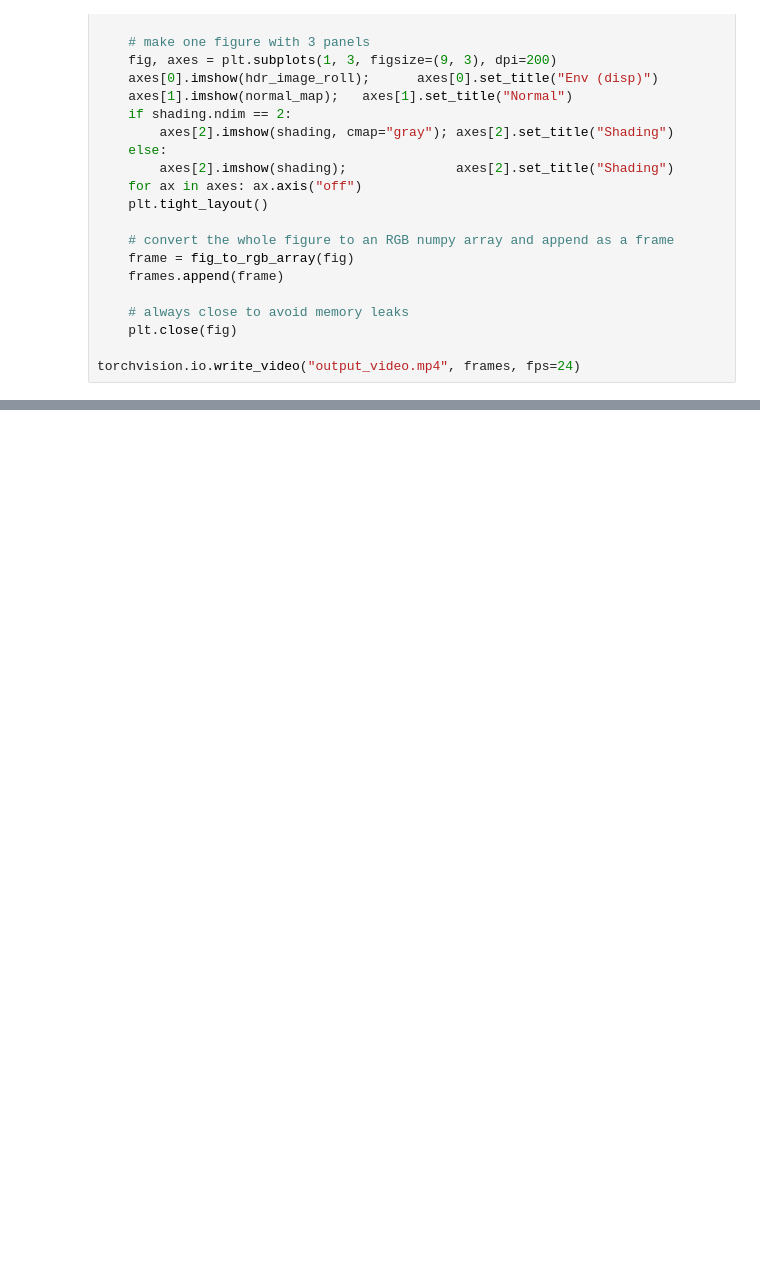
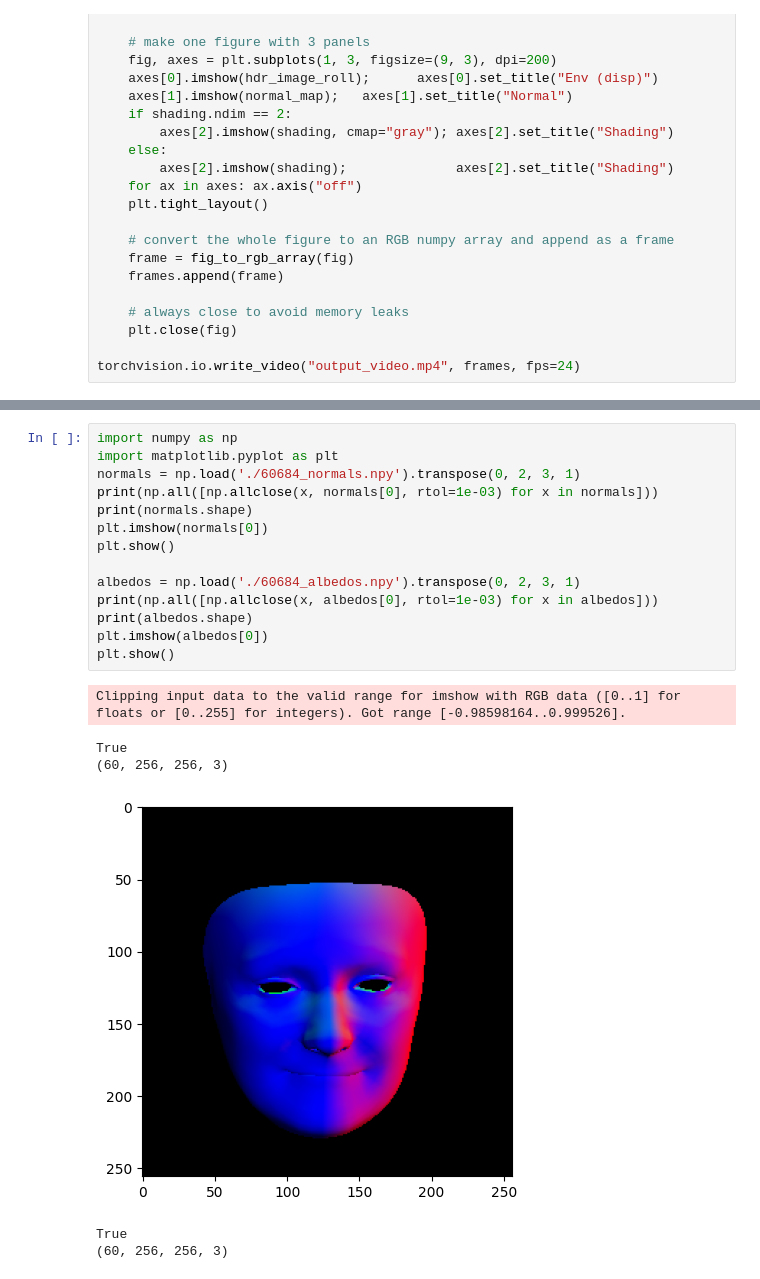
Before and after one commit to XezXey/Neural_Gaffer, a Jupyter notebook: difareli++/envmap2sh/test.ipynb, the cells around one changed output, grey strips where cells are left out. Saved outputs shown, nothing was run; the diff lists cells and outputs as text; blank space fills up the shorter version.

```diff
--- a/difareli++/envmap2sh/test.ipynb
+++ b/difareli++/envmap2sh/test.ipynb
@@ -225,0 +251,21 @@ print(frames.shape)
+# %%
+import numpy as np
+import matplotlib.pyplot as plt
+normals = np.load('./60684_normals.npy').transpose(0, 2, 3, 1)
+print(np.all([np.allclose(x, normals[0], rtol=1e-03) for x in normals]))
+print(normals.shape)
+plt.imshow(normals[0])
+plt.show()
+
+albedos = np.load('./60684_albedos.npy').transpose(0, 2, 3, 1)
+print(np.all([np.allclose(x, albedos[0], rtol=1e-03) for x in albedos]))
+print(albedos.shape)
+plt.imshow(albedos[0])
+plt.show()
+# %% [output]
+Clipping input data to the valid range for imshow with RGB data ([0..1] for floats or [0..255] for integers). Got range [-0.98598164..0.999526].
+True
+(60, 256, 256, 3)
+[figure, added]
+True
+(60, 256, 256, 3)
```
Also changed, not shown: parts of 3 cells of this notebook, 19 other files.
